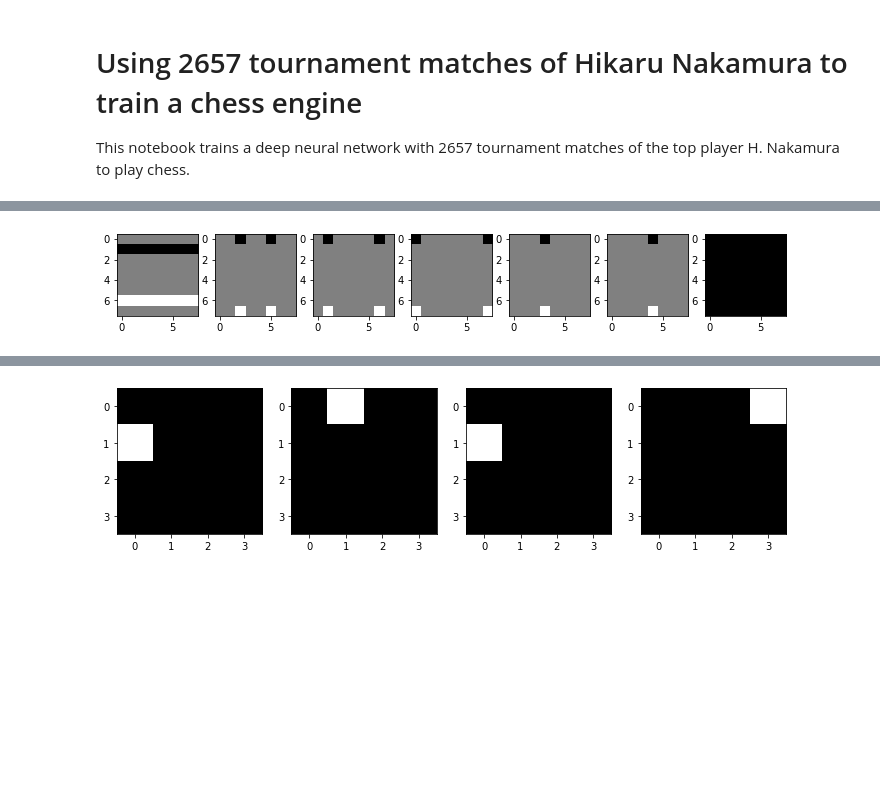
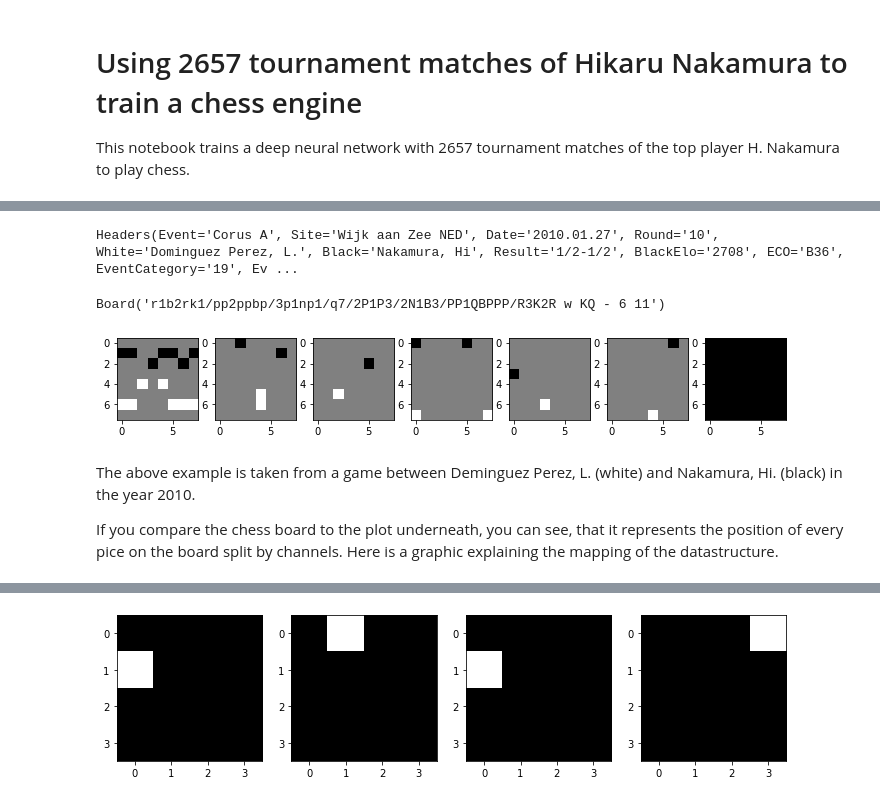
Before and after one commit to LuanAdemi/NakamuraChessEngine, a Jupyter notebook: Model.ipynb, the cells around one changed output, grey strips where cells are left out. Drawn from its saved outputs; the diff is of its cells as text; code cells hidden in the pictures; blank space fills up the shorter version.

```diff
--- a/Model.ipynb
+++ b/Model.ipynb
@@ -42,11 +61,28 @@ Loaded 2657 games in 7.871836798000004 seconds.
+# %%
+board = games[0].board()
+count = 0
+for move in games[0].mainline_moves():
+    count += 1
+    board.push(move)
+    if count >= 20:
+        break
+print(games[0].headers)
+board
+# %% [output]
+Headers(Event='Corus A', Site='Wijk aan Zee NED', Date='2010.01.27', Round='10', White='Dominguez Perez, L.', Black='Nakamura, Hi', Result='1/2-1/2', BlackElo='2708', ECO='B36', EventCategory='19', Ev ...
+Board('r1b2rk1/pp2ppbp/3p1np1/q7/2P1P3/2N1B3/PP1QBPPP/R3K2R w KQ - 6 11')
 # %%
-boardMap = boardToTensor(games[0].board(), "b")[0]
+boardMap = boardToTensor(board, "b")[0]
 fig = plt.figure(figsize=(12,7))
 figNo = 1
 for i in range(7):
     fig.add_subplot(1,7, figNo)
     plt.imshow(boardMap[i], cmap="gray")
     figNo += 1
 plt.show()
 # %% [output]
-[figure, old version]
+[figure, new version]
+# %% [markdown]
+The above example is taken from a game between Deminguez Perez, L. (white) and Nakamura, Hi. (black) in the year 2010.
+
+If you compare the chess board to the plot underneath, you can see, that it represents the position of every pice on the board split by channels. Here is a graphic explaining the mapping of the datastructure.
```
Also changed, not shown: parts of 11 cells of this notebook, 3 other files.
